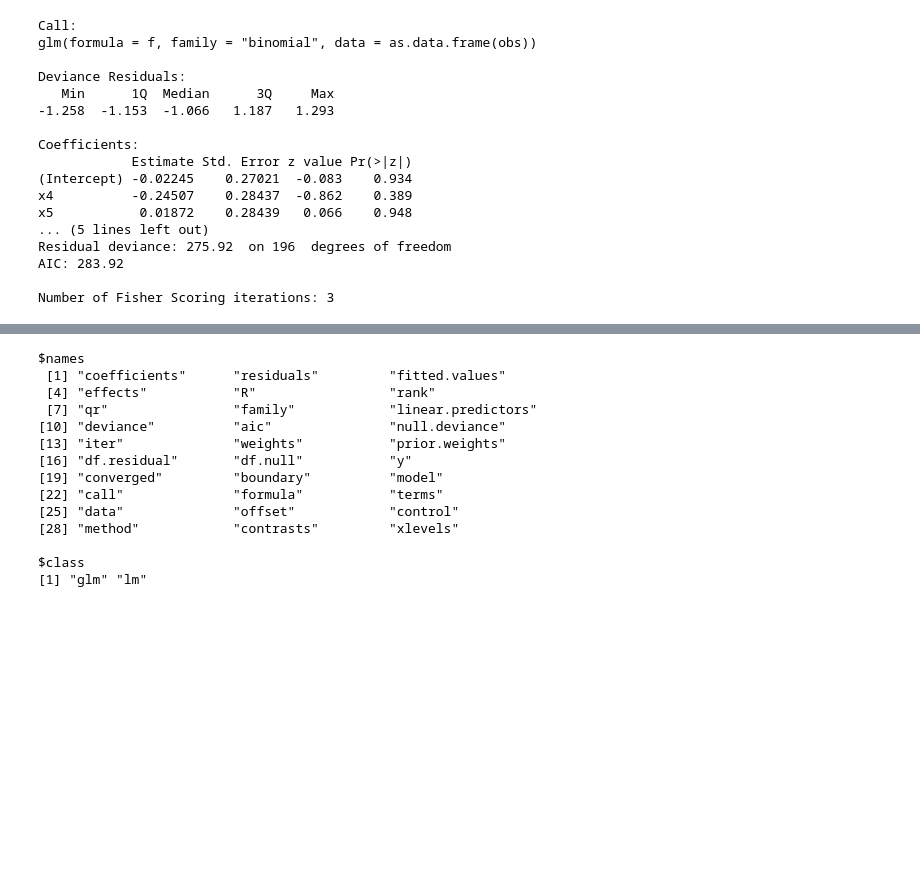
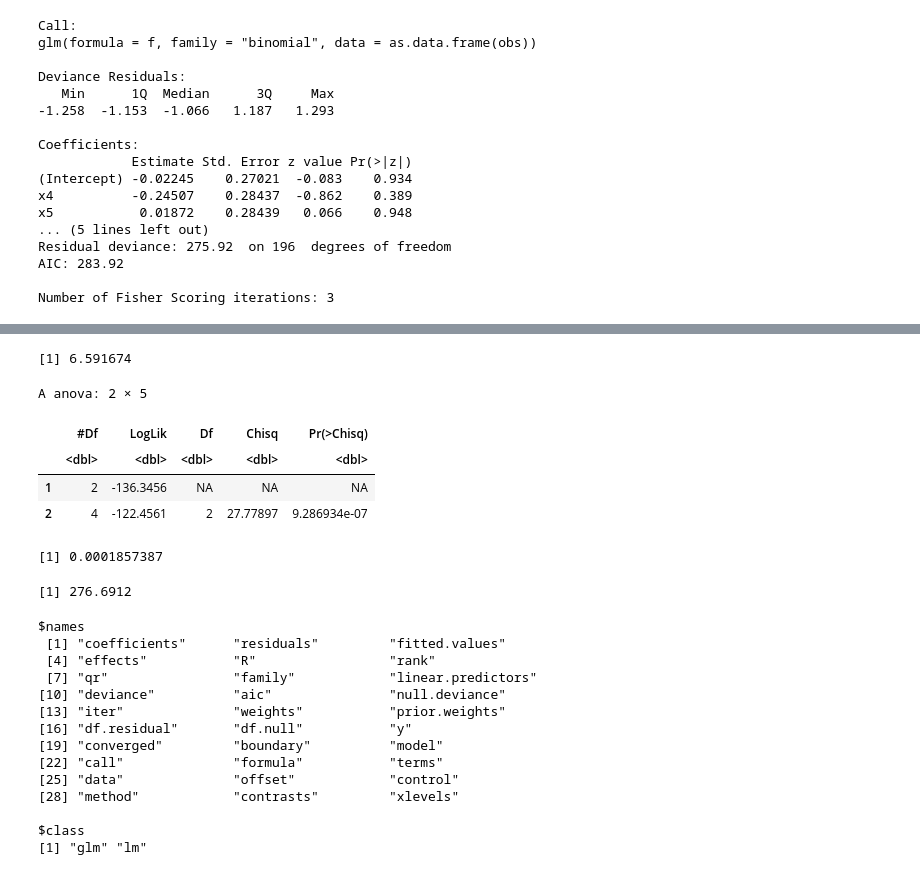
Before and after one commit to athulsudheesh/IMPS23, a Jupyter notebook: LMapproach.ipynb, the cells around one changed output, grey strips where cells are left out. Saved outputs shown, nothing was run; the diff lists cells and outputs as text; code cells hidden in the pictures; blank space fills up the shorter version.

```diff
--- a/LMapproach.ipynb
+++ b/LMapproach.ipynb
@@ -163,0 +137,4 @@ Number of Fisher Scoring iterations: 4
+# %%
+-2*as.numeric(logLik(model2))
+# %% [output]
+[1] 6.591674
@@ -163,0 +145,2 @@ Number of Fisher Scoring iterations: 4
+# %%
+lbd <- glm(x11 ~ x6 + 1,data = as.data.frame(fulldat), family = "binomial")
@@ -163,0 +149,16 @@ Number of Fisher Scoring iterations: 4
+# %%
+lrtest(lbd, model2)
+# %% [output]
+A anova: 2 × 5
+|  | #Df | LogLik | Df | Chisq | Pr(>Chisq) |
+|  | <dbl> | <dbl> | <dbl> | <dbl> | <dbl> |
+| 1 | 2 | -136.3456 | NA | NA | NA |
+| 2 | 4 | -122.4561 | 2 | 27.77897 | 9.286934e-07 |
+# %%
+bic_to_bf(b2, denominator = b1)
+# %% [output]
+[1] 0.0001857387
+# %%
+AIC(lbd)
+# %% [output]
+[1] 276.6912
```
Also changed, not shown: parts of 12 cells of this notebook, 18 other files.
